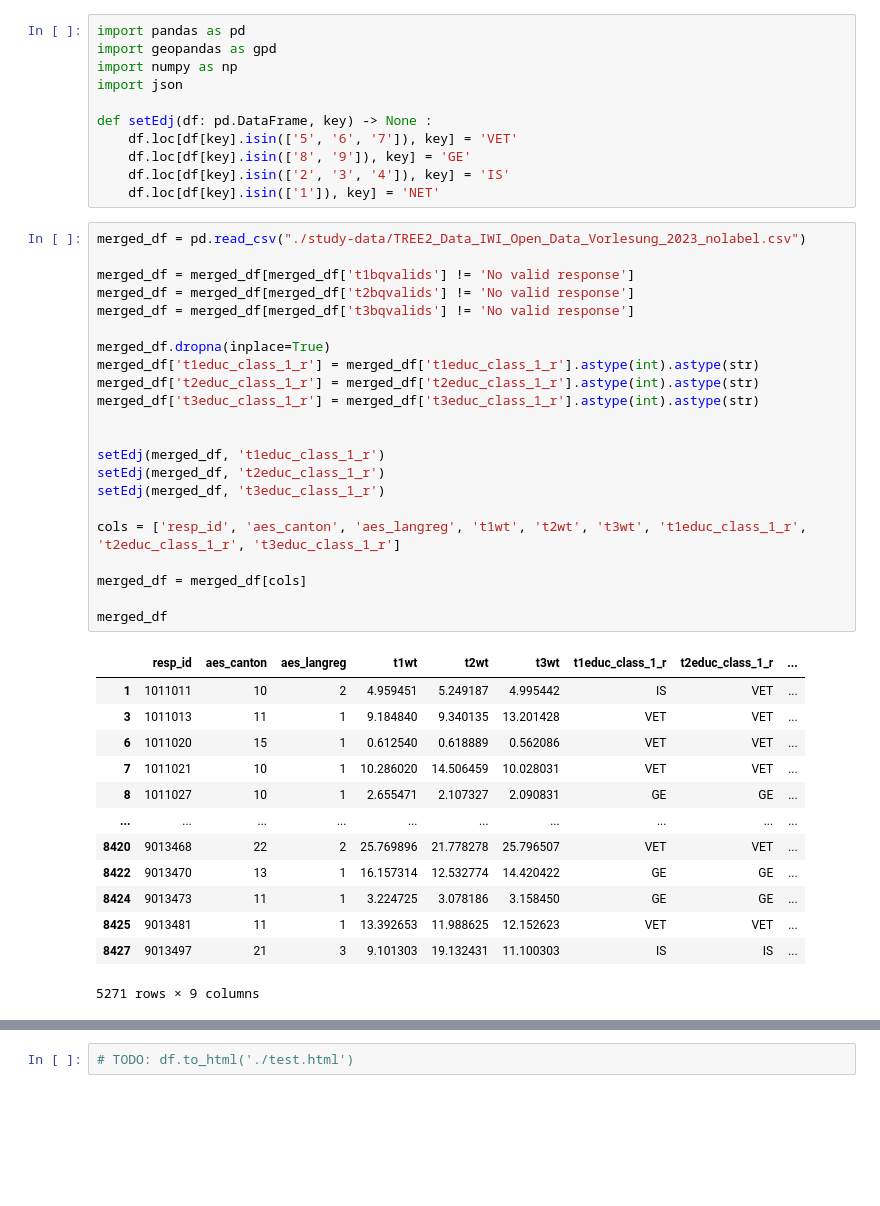
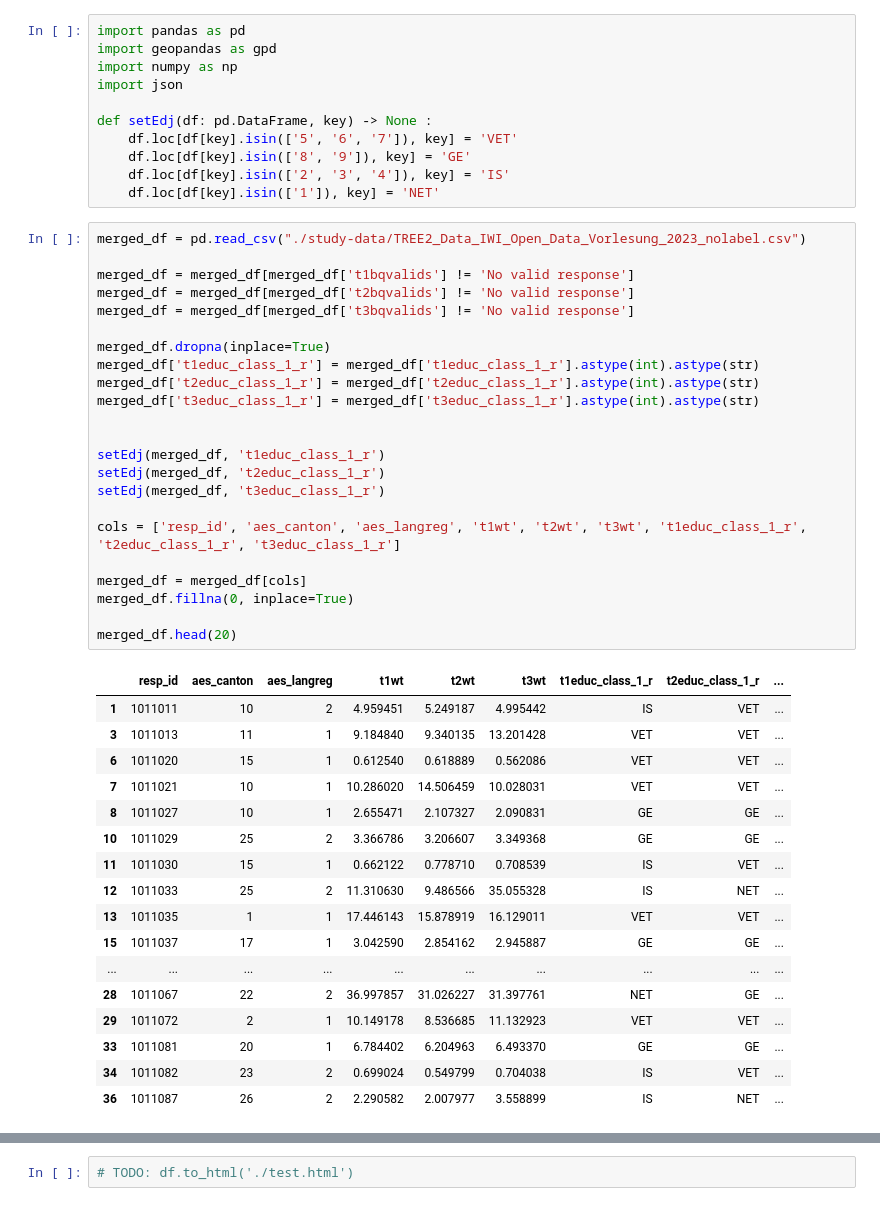
Before and after one commit to CptMeh/TREE-Visualisation, a Jupyter notebook: data/data_curration.ipynb, the cells around one changed output, grey strips where cells are left out. Cells and saved outputs as stored; diff of their text form; blank space fills up the shorter version.

```diff
--- a/data/data_curration.ipynb
+++ b/data/data_curration.ipynb
@@ -94,39 +32,44 @@ def setEdj(df: pd.DataFrame, key) -> None :
 # %%
 merged_df = pd.read_csv("./study-data/TREE2_Data_IWI_Open_Data_Vorlesung_2023_nolabel.csv")
 
 merged_df = merged_df[merged_df['t1bqvalids'] != 'No valid response']
 merged_df = merged_df[merged_df['t2bqvalids'] != 'No valid response']
 merged_df = merged_df[merged_df['t3bqvalids'] != 'No valid response']
 
 merged_df.dropna(inplace=True)
 merged_df['t1educ_class_1_r'] = merged_df['t1educ_class_1_r'].astype(int).astype(str)
 merged_df['t2educ_class_1_r'] = merged_df['t2educ_class_1_r'].astype(int).astype(str)
 merged_df['t3educ_class_1_r'] = merged_df['t3educ_class_1_r'].astype(int).astype(str)
 
 
 setEdj(merged_df, 't1educ_class_1_r')
 setEdj(merged_df, 't2educ_class_1_r')
 setEdj(merged_df, 't3educ_class_1_r')
 
 cols = ['resp_id', 'aes_canton', 'aes_langreg', 't1wt', 't2wt', 't3wt', 't1educ_class_1_r', 't2educ_class_1_r', 't3educ_class_1_r']
 
 merged_df = merged_df[cols]
+merged_df.fillna(0, inplace=True)
 
-merged_df
+merged_df.head(20)
 # %% [output]
 |  | resp_id | aes_canton | aes_langreg | t1wt | t2wt | t3wt | t1educ_class_1_r | t2educ_class_1_r | ... |
 | 1 | 1011011 | 10 | 2 | 4.959451 | 5.249187 | 4.995442 | IS | VET | ... |
 | 3 | 1011013 | 11 | 1 | 9.184840 | 9.340135 | 13.201428 | VET | VET | ... |
 | 6 | 1011020 | 15 | 1 | 0.612540 | 0.618889 | 0.562086 | VET | VET | ... |
 | 7 | 1011021 | 10 | 1 | 10.286020 | 14.506459 | 10.028031 | VET | VET | ... |
 | 8 | 1011027 | 10 | 1 | 2.655471 | 2.107327 | 2.090831 | GE | GE | ... |
+| 10 | 1011029 | 25 | 2 | 3.366786 | 3.206607 | 3.349368 | GE | GE | ... |
+| 11 | 1011030 | 15 | 1 | 0.662122 | 0.778710 | 0.708539 | IS | VET | ... |
+| 12 | 1011033 | 25 | 2 | 11.310630 | 9.486566 | 35.055328 | IS | NET | ... |
+| 13 | 1011035 | 1 | 1 | 17.446143 | 15.878919 | 16.129011 | VET | VET | ... |
+| 15 | 1011037 | 17 | 1 | 3.042590 | 2.854162 | 2.945887 | GE | GE | ... |
 | ... | ... | ... | ... | ... | ... | ... | ... | ... | ... |
-| 8420 | 9013468 | 22 | 2 | 25.769896 | 21.778278 | 25.796507 | VET | VET | ... |
-| 8422 | 9013470 | 13 | 1 | 16.157314 | 12.532774 | 14.420422 | GE | GE | ... |
-| 8424 | 9013473 | 11 | 1 | 3.224725 | 3.078186 | 3.158450 | GE | GE | ... |
-| 8425 | 9013481 | 11 | 1 | 13.392653 | 11.988625 | 12.152623 | VET | VET | ... |
-| 8427 | 9013497 | 21 | 3 | 9.101303 | 19.132431 | 11.100303 | IS | IS | ... |
+| 28 | 1011067 | 22 | 2 | 36.997857 | 31.026227 | 31.397761 | NET | GE | ... |
+| 29 | 1011072 | 2 | 1 | 10.149178 | 8.536685 | 11.132923 | VET | VET | ... |
+| 33 | 1011081 | 20 | 1 | 6.784402 | 6.204963 | 6.493370 | GE | GE | ... |
+| 34 | 1011082 | 23 | 2 | 0.699024 | 0.549799 | 0.704038 | IS | VET | ... |
+| 36 | 1011087 | 26 | 2 | 2.290582 | 2.007977 | 3.558899 | IS | NET | ... |
-5271 rows × 9 columns
 # %%
 # Grouping data by canton and education type and calculating the weighted count
 w1_cantons = merged_df.groupby(['aes_canton', 't1educ_class_1_r']).apply(
```
Also changed, not shown: parts of 11 cells of this notebook, 2 other files.
